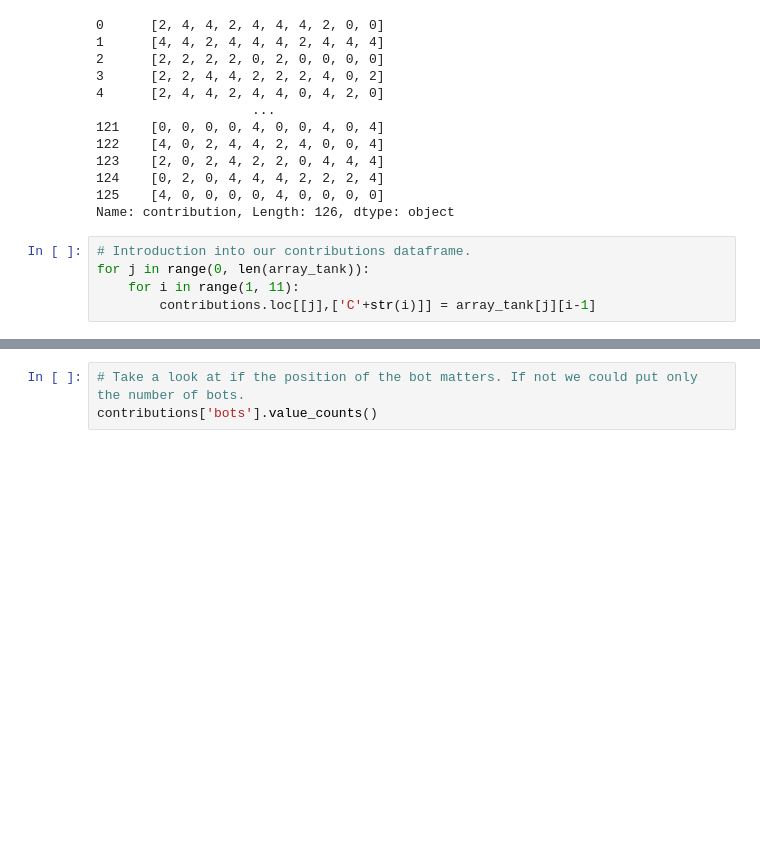
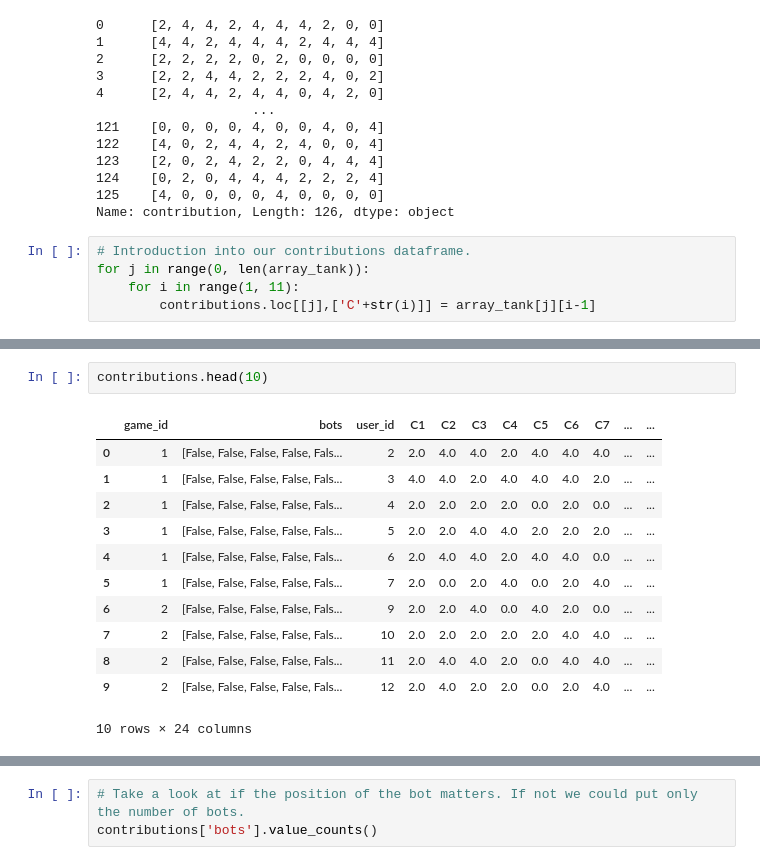
Before and after one commit to menektoni/TfG, a Jupyter notebook: Data_Analysis.ipynb, the cells around one changed output, grey strips where cells are left out. Saved outputs shown, nothing was run; the diff lists cells and outputs as text; blank space fills up the shorter version.

```diff
--- a/Data_Analysis.ipynb
+++ b/Data_Analysis.ipynb
@@ -256,0 +274,15 @@ contributions.head()
+# %%
+contributions.head(10)
+# %% [output]
+|  | game_id | bots | user_id | C1 | C2 | C3 | C4 | C5 | C6 | C7 | ... | ... |
+| 0 | 1 | [False, False, False, False, Fals... | 2 | 2.0 | 4.0 | 4.0 | 2.0 | 4.0 | 4.0 | 4.0 | ... | ... |
+| 1 | 1 | [False, False, False, False, Fals... | 3 | 4.0 | 4.0 | 2.0 | 4.0 | 4.0 | 4.0 | 2.0 | ... | ... |
+| 2 | 1 | [False, False, False, False, Fals... | 4 | 2.0 | 2.0 | 2.0 | 2.0 | 0.0 | 2.0 | 0.0 | ... | ... |
+| 3 | 1 | [False, False, False, False, Fals... | 5 | 2.0 | 2.0 | 4.0 | 4.0 | 2.0 | 2.0 | 2.0 | ... | ... |
+| 4 | 1 | [False, False, False, False, Fals... | 6 | 2.0 | 4.0 | 4.0 | 2.0 | 4.0 | 4.0 | 0.0 | ... | ... |
+| 5 | 1 | [False, False, False, False, Fals... | 7 | 2.0 | 0.0 | 2.0 | 4.0 | 0.0 | 2.0 | 4.0 | ... | ... |
+| 6 | 2 | [False, False, False, False, Fals... | 9 | 2.0 | 2.0 | 4.0 | 0.0 | 4.0 | 2.0 | 0.0 | ... | ... |
+| 7 | 2 | [False, False, False, False, Fals... | 10 | 2.0 | 2.0 | 2.0 | 2.0 | 2.0 | 4.0 | 4.0 | ... | ... |
+| 8 | 2 | [False, False, False, False, Fals... | 11 | 2.0 | 4.0 | 4.0 | 2.0 | 0.0 | 4.0 | 4.0 | ... | ... |
+| 9 | 2 | [False, False, False, False, Fals... | 12 | 2.0 | 4.0 | 2.0 | 2.0 | 0.0 | 2.0 | 4.0 | ... | ... |
+10 rows × 24 columns
```
Also changed, not shown: parts of 6 cells of this notebook.
